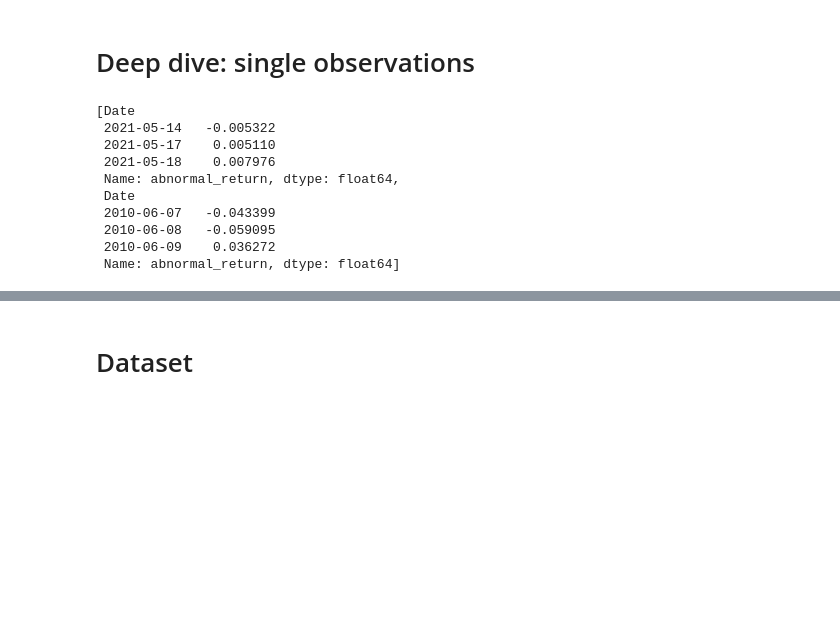
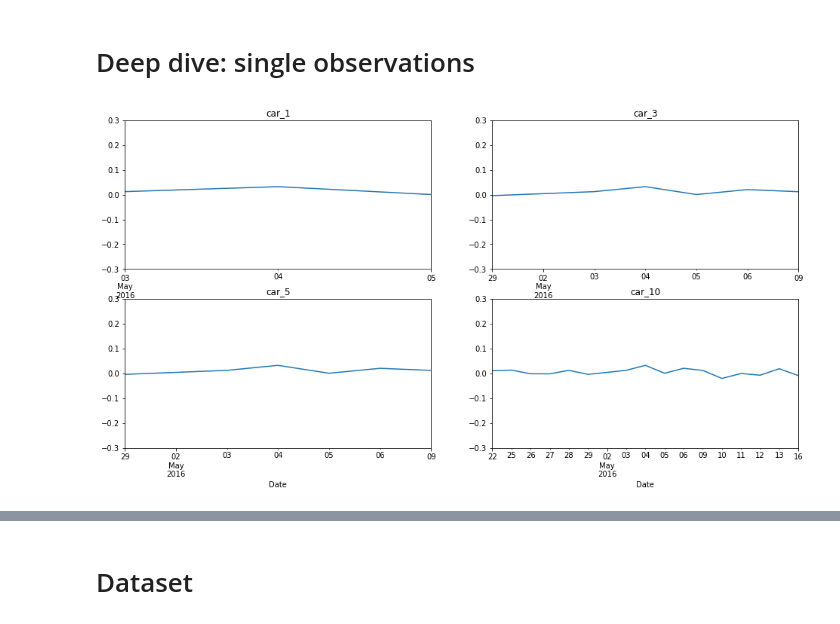
Before and after one commit to cobergmann/MA_PREDICTOR, a Jupyter notebook: notebooks/cobergmann_car_exploration.ipynb, the cells around one changed output, grey strips where cells are left out. Cells and saved outputs as stored; diff of their text form; code cells hidden in the pictures; blank space fills up the shorter version.

```diff
--- a/notebooks/cobergmann_car_exploration.ipynb
+++ b/notebooks/cobergmann_car_exploration.ipynb
@@ -22,23 +23,24 @@ data = pd.read_csv('../MA_PREDICTOR/data/ma_data.csv',
 # Deep dive: single observations
 # %%
 # Generating random samples
-samples = [data.iloc[n] for n in np.random.randint(len(data), size=10)]
+sample = data.iloc[np.random.randint(len(data))]
+horizons = [1, 3, 5, 10]
 
 # Getting abnormal return for specified timeframe
 abnormal_returns = []
-for sample in samples:
+for horizon in horizons:
     if sample.acquiror_ticker in STOCKS:
-        abnormal_returns.append(calculate_ar(sample.acquiror_ticker, sample.announcement_date))
+        abnormal_returns.append(calculate_ar(sample.acquiror_ticker, sample.announcement_date,
+                                            start=horizon, end=horizon))
 
-abnormal_returns
+fig, axes = plt.subplots(2,2, figsize=(16, 8))
+i = -1
+for x in range(2):
+    for y in range(2):
+        i += 1
+        returns = abnormal_returns[i]
+        returns.plot(ylim=(-0.3, 0.3),
+                     title=f'car_{horizons[i]}',
+                     ax=axes[x][y]);
 # %% [output]
-[Date
- 2021-05-14   -0.005322
- 2021-05-17    0.005110
- 2021-05-18    0.007976
- Name: abnormal_return, dtype: float64,
- Date
- 2010-06-07   -0.043399
- 2010-06-08   -0.059095
- 2010-06-09    0.036272
- Name: abnormal_return, dtype: float64]
+[figure, added]
```
Also changed, not shown: parts of 19 cells of this notebook, 10 other files.
